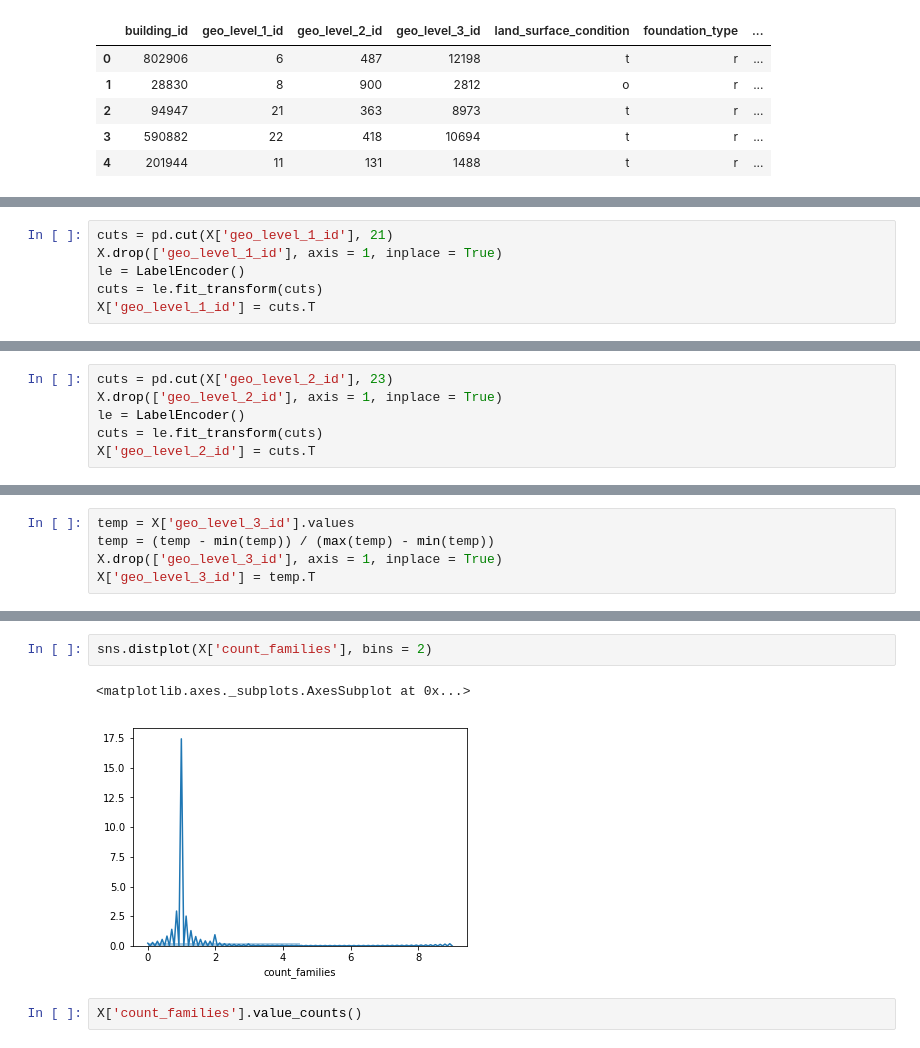
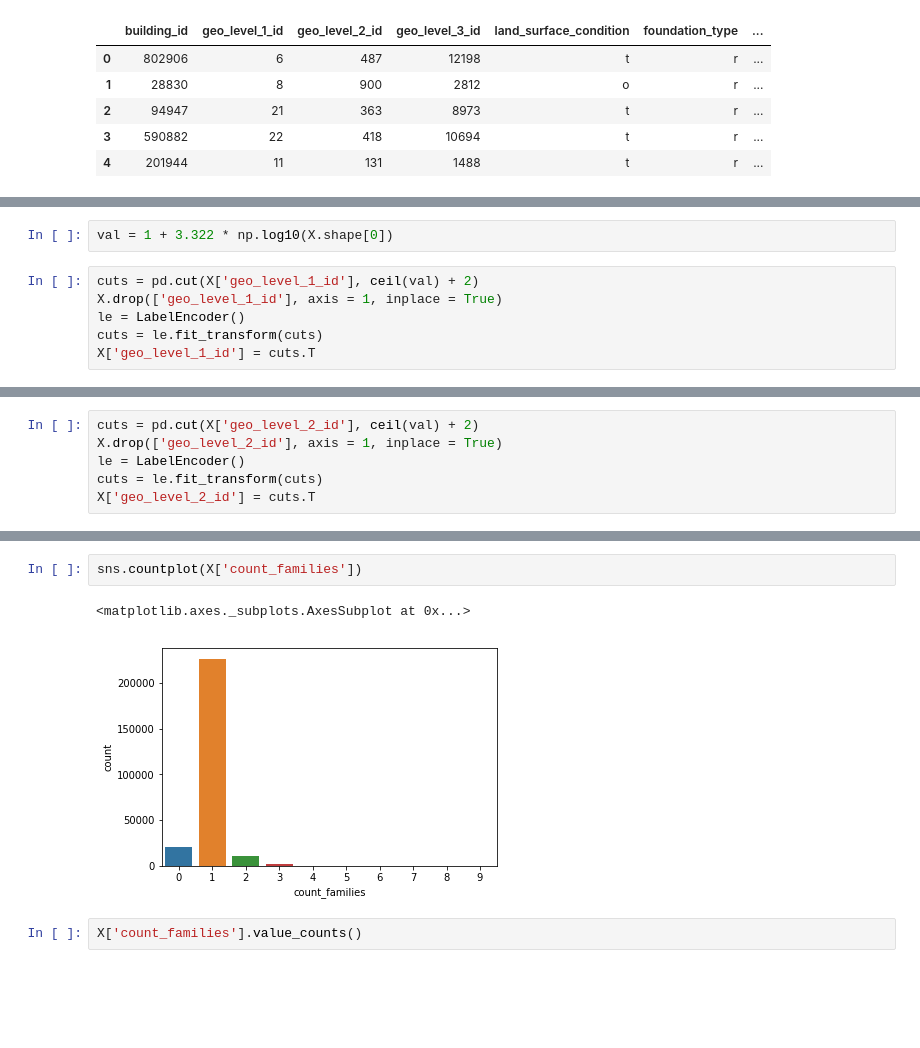
Before and after one commit to SAR2652/Richter-s-Predictor-Modeling-Earthquake-Damage, a Jupyter notebook: new_solution.ipynb, the cells around one changed output, grey strips where cells are left out. Saved outputs shown, nothing was run; the diff lists cells and outputs as text; blank space fills up the shorter version.

```diff
--- a/new_solution.ipynb
+++ b/new_solution.ipynb
@@ -168,5 +195,7 @@ sns.distplot(X['geo_level_1_id'], bins = 21, kde = True)
+# %%
+val = 1 + 3.322 * np.log10(X.shape[0])
 # %%
-cuts = pd.cut(X['geo_level_1_id'], 21)
+cuts = pd.cut(X['geo_level_1_id'], ceil(val) + 2)
 X.drop(['geo_level_1_id'], axis = 1, inplace = True)
 le = LabelEncoder()
 cuts = le.fit_transform(cuts)
@@ -179,5 +208,5 @@ sns.distplot(X['geo_level_2_id'], bins = 23)
 # %%
-cuts = pd.cut(X['geo_level_2_id'], 23)
+cuts = pd.cut(X['geo_level_2_id'], ceil(val) + 2)
 X.drop(['geo_level_2_id'], axis = 1, inplace = True)
 le = LabelEncoder()
 cuts = le.fit_transform(cuts)
@@ -190,8 +219,3 @@ sns.distplot(X['geo_level_3_id'], bins = 21)
-# %%
-temp = X['geo_level_3_id'].values
-temp = (temp - min(temp)) / (max(temp) - min(temp))
-X.drop(['geo_level_3_id'], axis = 1, inplace = True)
-X['geo_level_3_id'] = temp.T
 # %%
 X.head()
 # %% [output]
@@ -204,8 +228,8 @@ X.head()
 # %%
-sns.distplot(X['count_families'], bins = 2)
+sns.countplot(X['count_families'])
 # %% [output]
 <matplotlib.axes._subplots.AxesSubplot at 0x...>
-[figure, old version]
+[figure, new version]
 # %%
 X['count_families'].value_counts()
 # %% [output]
```
Also changed, not shown: parts of 46 cells of this notebook, 4 other files.
